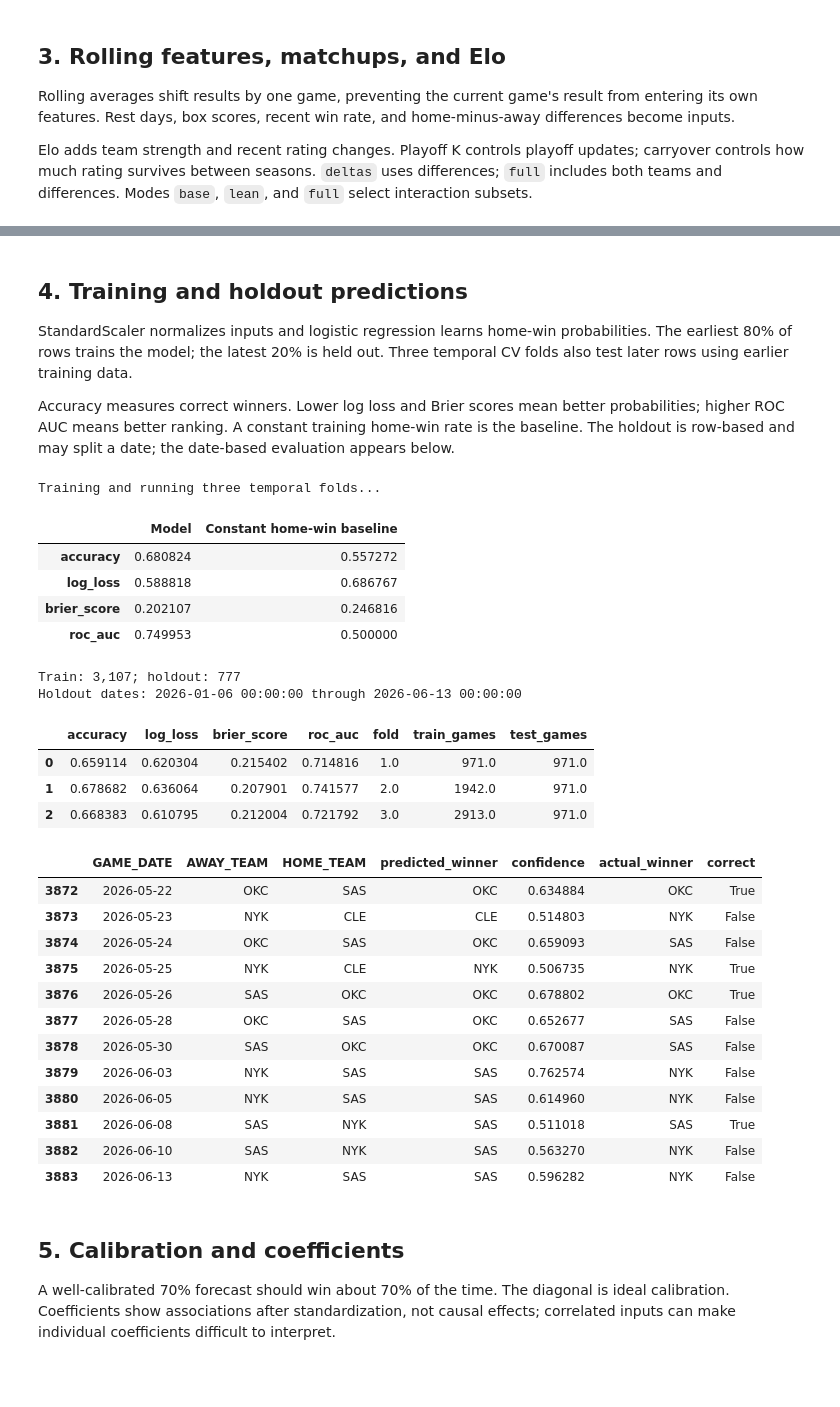
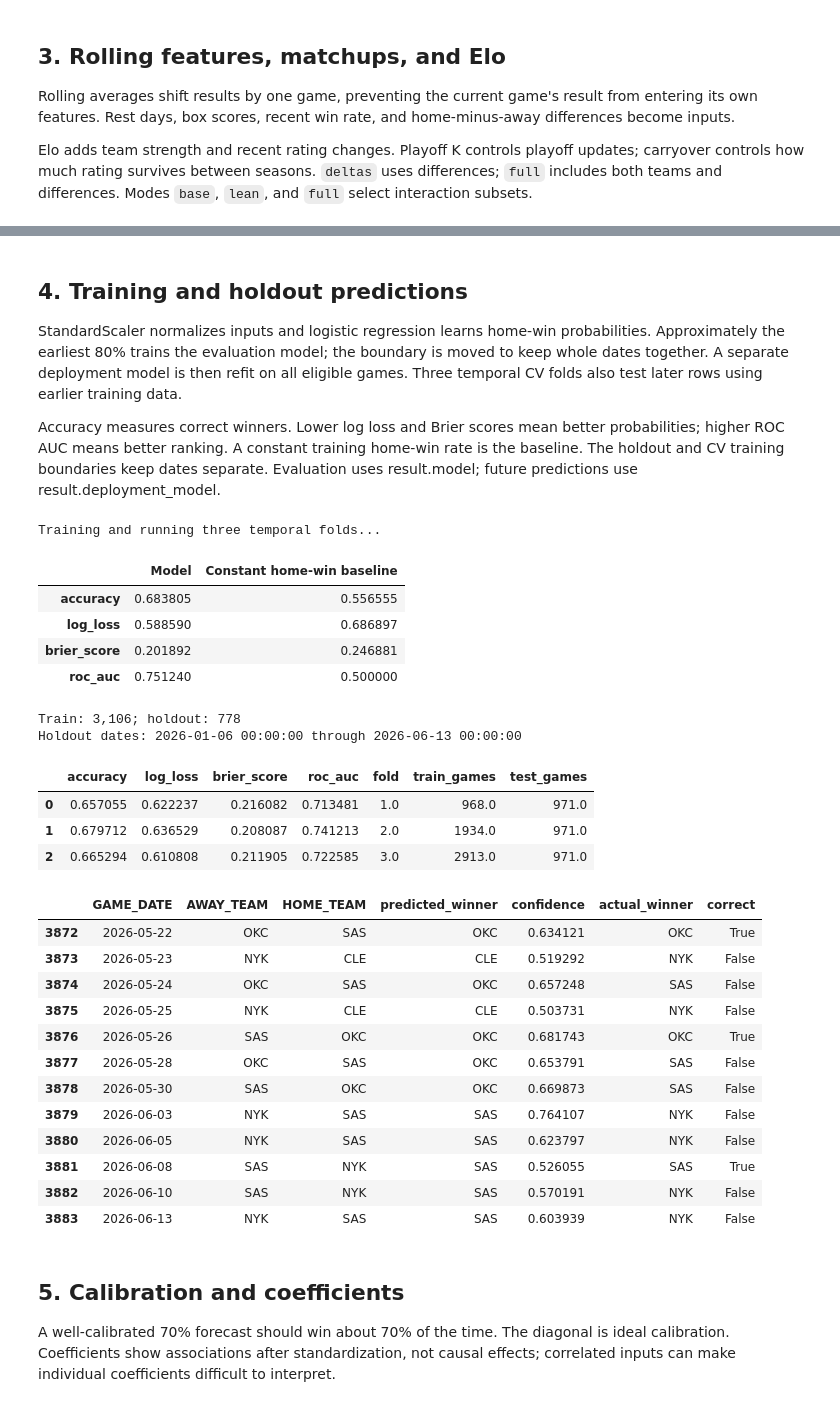
Before and after one commit to RyanVukicevic/NBA-Game-Outcome-Predictor, a Jupyter notebook: src/demo.ipynb, the cells around one changed output, grey strips where cells are left out. Drawn from its saved outputs; the diff is of its cells as text; code cells hidden in the pictures; blank space fills up the shorter version.

Commit message:
Fix forecast cutoffs and separate deployment training

```diff
--- a/src/demo.ipynb
+++ b/src/demo.ipynb
@@ -235,58 +237,58 @@ Building/loading features and Elo...
 [figure]
 # %% [markdown]
 ## 4. Training and holdout predictions
-StandardScaler normalizes inputs and logistic regression learns home-win probabilities. The earliest 80% of rows trains the model; the latest 20% is held out. Three temporal CV folds also test later rows using earlier training data.
+StandardScaler normalizes inputs and logistic regression learns home-win probabilities. Approximately the earliest 80% trains the evaluation model; the boundary is moved to keep whole dates together. A separate deployment model is then refit on all eligible games. Three temporal CV folds also test later rows using earlier training data.
 
-Accuracy measures correct winners. Lower log loss and Brier scores mean better probabilities; higher ROC AUC means better ranking. A constant training home-win rate is the baseline. The holdout is row-based and may split a date; the date-based evaluation appears below.
+Accuracy measures correct winners. Lower log loss and Brier scores mean better probabilities; higher ROC AUC means better ranking. A constant training home-win rate is the baseline. The holdout and CV training boundaries keep dates separate. Evaluation uses result.model; future predictions use result.deployment_model.
 # %%
 print("Training and running three temporal folds...", flush=True)
 result = train_model(**settings, cv_splits=3)
-split = int(len(matchup.x) * 0.8)
+split = result.metadata["holdout_split_index"]
 test = matchup.full.iloc[split:].copy()
 probabilities = result.model.predict_proba(matchup.x.iloc[split:])[:, 1]
 baseline = np.full(len(test), matchup.y.iloc[:split].mean())
 comparison = pd.DataFrame({
     "Model": evaluate_probabilities(matchup.y.iloc[split:], probabilities),
     "Constant home-win baseline": evaluate_probabilities(matchup.y.iloc[split:], baseline)})
 display(comparison)
 print(f"Train: {split:,}; holdout: {len(test):,}")
 print("Holdout dates:", test["GAME_DATE"].min(), "through", test["GAME_DATE"].max())
 display(result.cv_scores)
 test["home_probability"] = probabilities
 test["predicted_winner"] = np.where(probabilities >= 0.5, test["HOME_TEAM"], test["AWAY_TEAM"])
 test["actual_winner"] = np.where(test["HOME_WIN"] == 1, test["HOME_TEAM"], test["AWAY_TEAM"])
 test["confidence"] = np.maximum(probabilities, 1 - probabilities)
 test["correct"] = test["predicted_winner"] == test["actual_winner"]
 display(test[["GAME_DATE", "AWAY_TEAM", "HOME_TEAM", "predicted_winner", "confidence", "actual_winner", "correct"]].tail(12))
 comparison.to_csv(REPORTS / "evaluation.csv")
 test.to_csv(REPORTS / "holdout_predictions.csv", index=False)
 result.cv_scores.to_csv(REPORTS / "temporal_cv.csv", index=False)
 # %% [output]
 Training and running three temporal folds...
 |  | Model | Constant home-win baseline |
-| accuracy | 0.680824 | 0.557272 |
-| log_loss | 0.588818 | 0.686767 |
-| brier_score | 0.202107 | 0.246816 |
-| roc_auc | 0.749953 | 0.500000 |
+| accuracy | 0.683805 | 0.556555 |
+| log_loss | 0.588590 | 0.686897 |
+| brier_score | 0.201892 | 0.246881 |
+| roc_auc | 0.751240 | 0.500000 |
-Train: 3,107; holdout: 777
+Train: 3,106; holdout: 778
 Holdout dates: 2026-01-06 00:00:00 through 2026-06-13 00:00:00
 |  | accuracy | log_loss | brier_score | roc_auc | fold | train_games | test_games |
-| 0 | 0.659114 | 0.620304 | 0.215402 | 0.714816 | 1.0 | 971.0 | 971.0 |
-| 1 | 0.678682 | 0.636064 | 0.207901 | 0.741577 | 2.0 | 1942.0 | 971.0 |
-| 2 | 0.668383 | 0.610795 | 0.212004 | 0.721792 | 3.0 | 2913.0 | 971.0 |
+| 0 | 0.657055 | 0.622237 | 0.216082 | 0.713481 | 1.0 | 968.0 | 971.0 |
+| 1 | 0.679712 | 0.636529 | 0.208087 | 0.741213 | 2.0 | 1934.0 | 971.0 |
+| 2 | 0.665294 | 0.610808 | 0.211905 | 0.722585 | 3.0 | 2913.0 | 971.0 |
 |  | GAME_DATE | AWAY_TEAM | HOME_TEAM | predicted_winner | confidence | actual_winner | correct |
-| 3872 | 2026-05-22 | OKC | SAS | OKC | 0.634884 | OKC | True |
-| 3873 | 2026-05-23 | NYK | CLE | CLE | 0.514803 | NYK | False |
-| 3874 | 2026-05-24 | OKC | SAS | OKC | 0.659093 | SAS | False |
-| 3875 | 2026-05-25 | NYK | CLE | NYK | 0.506735 | NYK | True |
-| 3876 | 2026-05-26 | SAS | OKC | OKC | 0.678802 | OKC | True |
-| 3877 | 2026-05-28 | OKC | SAS | OKC | 0.652677 | SAS | False |
-| 3878 | 2026-05-30 | SAS | OKC | OKC | 0.670087 | SAS | False |
-| 3879 | 2026-06-03 | NYK | SAS | SAS | 0.762574 | NYK | False |
-| 3880 | 2026-06-05 | NYK | SAS | SAS | 0.614960 | NYK | False |
-| 3881 | 2026-06-08 | SAS | NYK | SAS | 0.511018 | SAS | True |
-| 3882 | 2026-06-10 | SAS | NYK | SAS | 0.563270 | NYK | False |
-| 3883 | 2026-06-13 | NYK | SAS | SAS | 0.596282 | NYK | False |
+| 3872 | 2026-05-22 | OKC | SAS | OKC | 0.634121 | OKC | True |
+| 3873 | 2026-05-23 | NYK | CLE | CLE | 0.519292 | NYK | False |
+| 3874 | 2026-05-24 | OKC | SAS | OKC | 0.657248 | SAS | False |
+| 3875 | 2026-05-25 | NYK | CLE | CLE | 0.503731 | NYK | False |
+| 3876 | 2026-05-26 | SAS | OKC | OKC | 0.681743 | OKC | True |
+| 3877 | 2026-05-28 | OKC | SAS | OKC | 0.653791 | SAS | False |
+| 3878 | 2026-05-30 | SAS | OKC | OKC | 0.669873 | SAS | False |
+| 3879 | 2026-06-03 | NYK | SAS | SAS | 0.764107 | NYK | False |
+| 3880 | 2026-06-05 | NYK | SAS | SAS | 0.623797 | NYK | False |
+| 3881 | 2026-06-08 | SAS | NYK | SAS | 0.526055 | SAS | True |
+| 3882 | 2026-06-10 | SAS | NYK | SAS | 0.570191 | NYK | False |
+| 3883 | 2026-06-13 | NYK | SAS | SAS | 0.603939 | NYK | False |
 # %% [markdown]
 ## 5. Calibration and coefficients
 A well-calibrated 70% forecast should win about 70% of the time. The diagonal is ideal calibration. Coefficients show associations after standardization, not causal effects; correlated inputs can make individual coefficients difficult to interpret.
```
Also changed, not shown: parts of 12 cells of this notebook, 14 other files.
